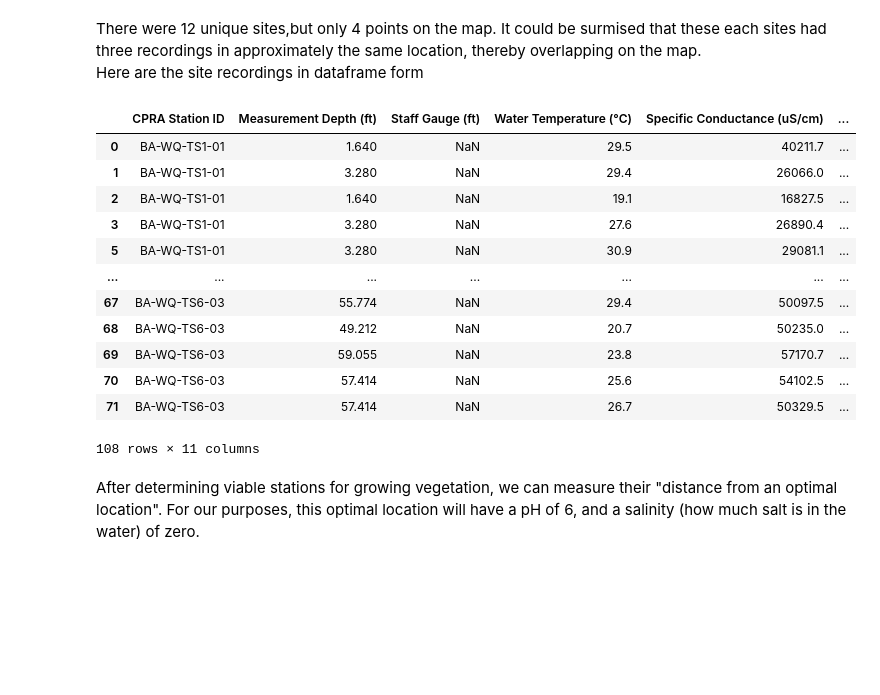
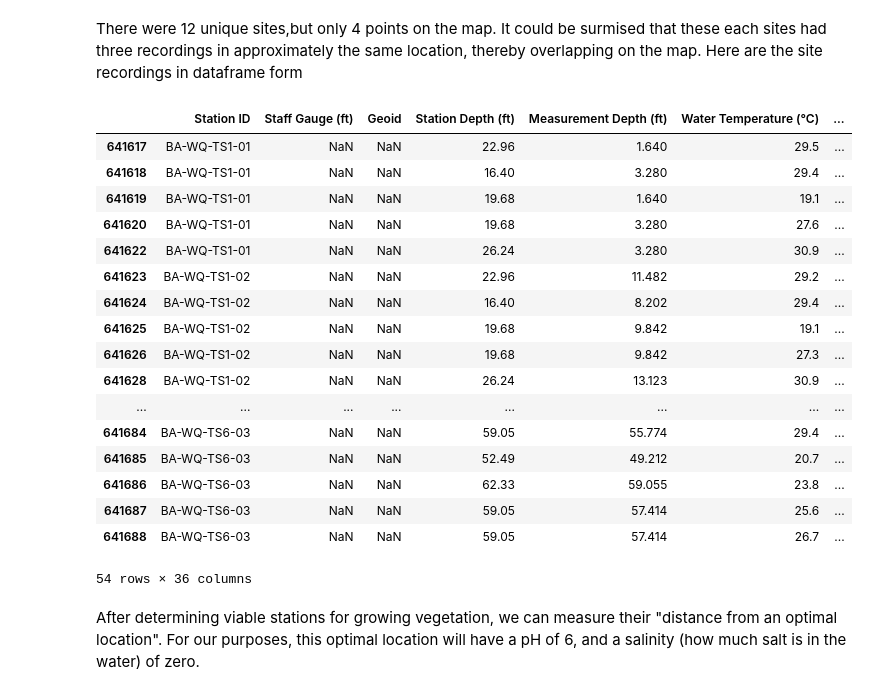
Before and after one commit to MinaSSaleh/MinaSSaleh.github.io, a Jupyter notebook: FinalTutorial.ipynb, the cells around one changed output. Cells and saved outputs as stored; diff of their text form; code cells hidden in the pictures; blank space fills up the shorter version.

```diff
--- a/FinalTutorial.ipynb
+++ b/FinalTutorial.ipynb
@@ -201,10 +287,15 @@ accretion = accretion_untidy.drop(["Time (hh:mm)", "Date (mm/dd/yyyy)"], axis=1)
 # Save tidy data up to this point
 write = False
 if write:
-    hydro.to_csv("../data/hydro.csv")
+    hydro.to_csv(pjoin("data", "hydro.csv"), index=False)
+    accretion.to_csv(pjoin("data", "accretion.csv"), index=False)
+    biomass.to_csv(pjoin("data", "biomass.csv"), index=False)
 
-# Read in processed df from cell above
-hydro=pd.read_csv("../data/hydro.csv", index_col=0)
+# Read in processed df from cells above
+hydro = pd.read_csv(pjoin("data", "hydro.csv"))
+accretion = pd.read_csv(pjoin("data", "accretion.csv"))
+biomass = pd.read_csv(pjoin("data", "biomass.csv"))
+
 # Recover datetimes
-hydro.loc[:, "Datetime"] = pd.to_datetime(hydro.Datetime)
-hydro.head()
+for df in [hydro, accretion, biomass]:
+    df.loc[:, "Datetime"] = pd.to_datetime(df.Datetime)
@@ -271,11 +370,9 @@ One of the most cost effective ways to mitigate the threat of erosion is through
 
 Plant roots can sturdy the structure of the sand, and reduce the risk of erosion. Plants typically thrive at PH between a PH of 5 and 7. None of our sites have that, but fortunately some varieties can grow at PH's as high as 8.5, which qualifies a good number of the sites, albeit tenuously. Let's take a look.
 # %%
-hydro=hydro.rename(columns={"pH (pH units)" : "pH"})
-UniqueStations=(pd.unique(hydro["CPRA Station ID"]))
-PhEligible=hydro[hydro.pH<8.6]
-PhStations=pd.unique(PhEligible["CPRA Station ID"])
-
-print(len(PhStations)/len(PhEligible))
-print(PhStations)
+unique_stations=(pd.unique(hydro["Station ID"]))
+pH_eligible=hydro[hydro.pH<8.6]
+pH_stations=pd.unique(pH_eligible["Station ID"])
+print(len(pH_stations)/len(pH_eligible))
+print(pH_stations)
 # %% [output]
@@ -301,21 +394,26 @@ plt.title("PH viable vegetation locations", fontsize=15,fontweight="bold");
 There were 12 unique sites,but only 4 points on the map. It could be surmised that these each sites had three recordings in approximately the same location, thereby overlapping on the map.
 Here are the site recordings in dataframe form
 # %%
-display(PhEligible)
+display(pH_eligible)
 # %% [output]
-|  | CPRA Station ID | Measurement Depth (ft) | Staff Gauge (ft) | Water Temperature (°C) | Specific Conductance (uS/cm) | ... |
-| 0 | BA-WQ-TS1-01 | 1.640 | NaN | 29.5 | 40211.7 | ... |
-| 1 | BA-WQ-TS1-01 | 3.280 | NaN | 29.4 | 26066.0 | ... |
-| 2 | BA-WQ-TS1-01 | 1.640 | NaN | 19.1 | 16827.5 | ... |
-| 3 | BA-WQ-TS1-01 | 3.280 | NaN | 27.6 | 26890.4 | ... |
-| 5 | BA-WQ-TS1-01 | 3.280 | NaN | 30.9 | 29081.1 | ... |
-| ... | ... | ... | ... | ... | ... | ... |
-| 67 | BA-WQ-TS6-03 | 55.774 | NaN | 29.4 | 50097.5 | ... |
-| 68 | BA-WQ-TS6-03 | 49.212 | NaN | 20.7 | 50235.0 | ... |
-| 69 | BA-WQ-TS6-03 | 59.055 | NaN | 23.8 | 57170.7 | ... |
-| 70 | BA-WQ-TS6-03 | 57.414 | NaN | 25.6 | 54102.5 | ... |
-| 71 | BA-WQ-TS6-03 | 57.414 | NaN | 26.7 | 50329.5 | ... |
+|  | Station ID | Staff Gauge (ft) | Geoid | Station Depth (ft) | Measurement Depth (ft) | Water Temperature (°C) | ... |
+| 641617 | BA-WQ-TS1-01 | NaN | NaN | 22.96 | 1.640 | 29.5 | ... |
+| 641618 | BA-WQ-TS1-01 | NaN | NaN | 16.40 | 3.280 | 29.4 | ... |
+| 641619 | BA-WQ-TS1-01 | NaN | NaN | 19.68 | 1.640 | 19.1 | ... |
+| 641620 | BA-WQ-TS1-01 | NaN | NaN | 19.68 | 3.280 | 27.6 | ... |
+| 641622 | BA-WQ-TS1-01 | NaN | NaN | 26.24 | 3.280 | 30.9 | ... |
+| 641623 | BA-WQ-TS1-02 | NaN | NaN | 22.96 | 11.482 | 29.2 | ... |
+| 641624 | BA-WQ-TS1-02 | NaN | NaN | 16.40 | 8.202 | 29.4 | ... |
+| 641625 | BA-WQ-TS1-02 | NaN | NaN | 19.68 | 9.842 | 19.1 | ... |
+| 641626 | BA-WQ-TS1-02 | NaN | NaN | 19.68 | 9.842 | 27.3 | ... |
+| 641628 | BA-WQ-TS1-02 | NaN | NaN | 26.24 | 13.123 | 30.9 | ... |
+| ... | ... | ... | ... | ... | ... | ... | ... |
+| 641684 | BA-WQ-TS6-03 | NaN | NaN | 59.05 | 55.774 | 29.4 | ... |
+| 641685 | BA-WQ-TS6-03 | NaN | NaN | 52.49 | 49.212 | 20.7 | ... |
+| 641686 | BA-WQ-TS6-03 | NaN | NaN | 62.33 | 59.055 | 23.8 | ... |
+| 641687 | BA-WQ-TS6-03 | NaN | NaN | 59.05 | 57.414 | 25.6 | ... |
+| 641688 | BA-WQ-TS6-03 | NaN | NaN | 59.05 | 57.414 | 26.7 | ... |
-108 rows × 11 columns
+54 rows × 36 columns
 # %% [markdown]
 After determining viable stations for growing vegetation, we can measure their "distance from an optimal location". For our purposes, this optimal location will have a pH of 6, and a salinity (how much salt is in the water) of zero.
 # %%
```
Also changed, not shown: parts of 54 cells of this notebook, 1 other file.
